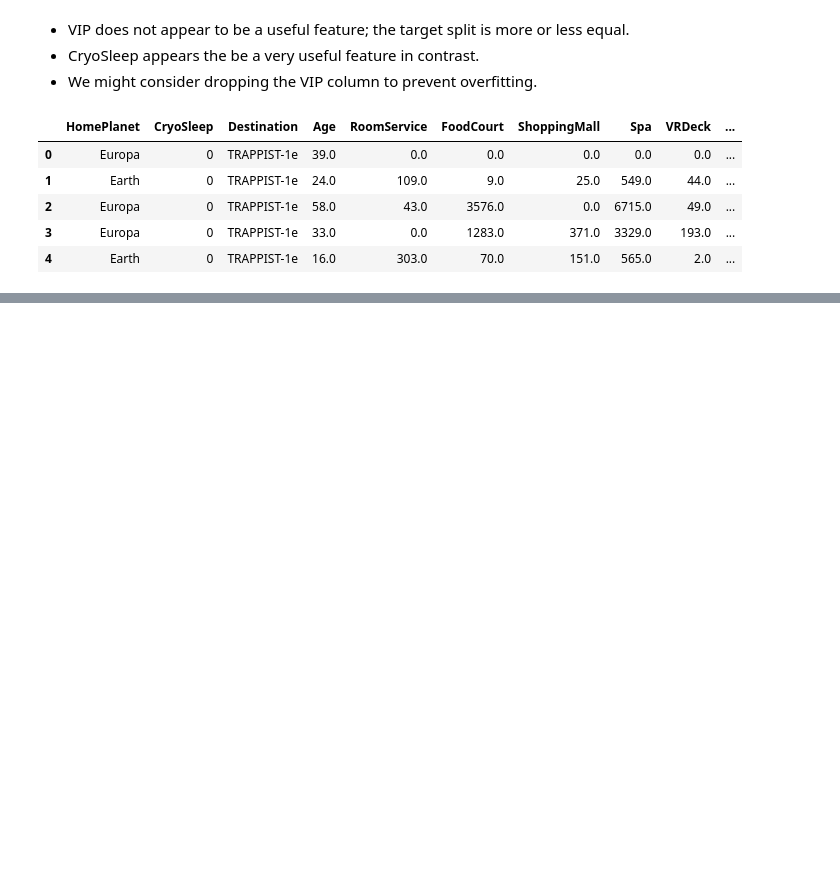
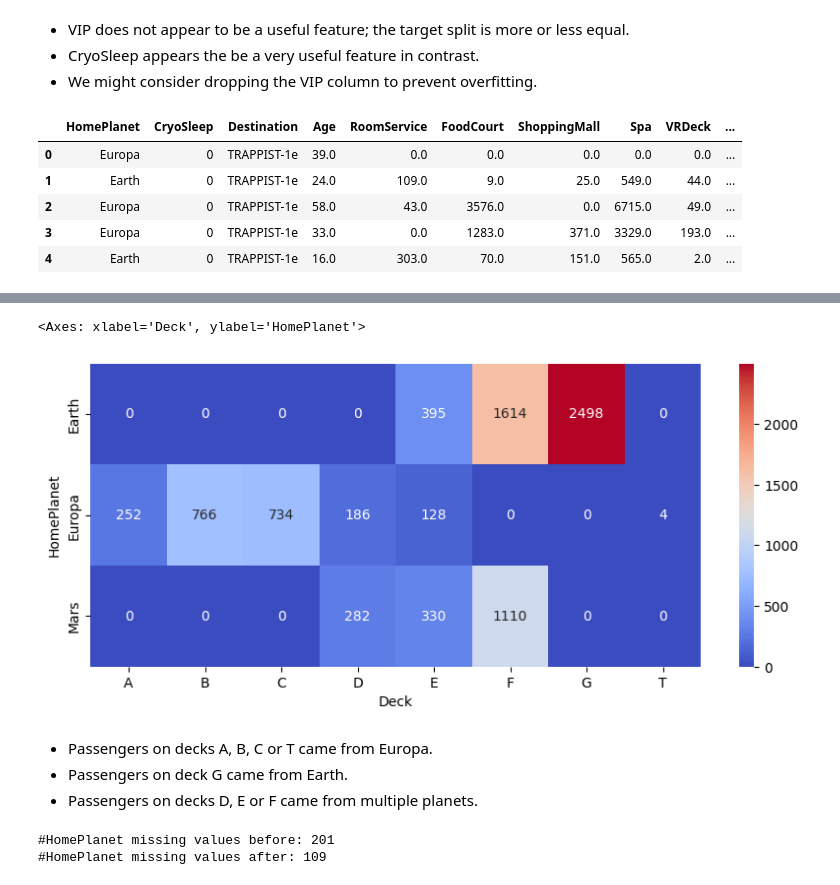
Before and after one commit to JavierMatasPose/Spaceship-Kaggle, a Jupyter notebook: main.ipynb, the cells around one changed output, grey strips where cells are left out. Drawn from its saved outputs; the diff is of its cells as text; code cells hidden in the pictures; blank space fills up the shorter version.

```diff
--- a/main.ipynb
+++ b/main.ipynb
@@ -283,0 +361,30 @@ train_df.head()
+# %%
+# Joint distribution of CabinDeck and HomePlanet
+CDHP_gb=train_df.groupby(['Deck','HomePlanet'])['HomePlanet'].size().unstack().fillna(0)
+
+# Heatmap of missing values
+plt.figure(figsize=(10,4))
+sns.heatmap(CDHP_gb.T, annot=True, fmt='g', cmap='coolwarm')
+# %% [output]
+<Axes: xlabel='Deck', ylabel='HomePlanet'>
+[figure, added]
+# %% [markdown]
+- Passengers on decks A, B, C or T came from Europa.
+- Passengers on deck G came from Earth.
+- Passengers on decks D, E or F came from multiple planets.
+# %%
+# Missing values before
+HP_bef=train_df['HomePlanet'].isna().sum()
+
+# Decks A, B, C or T came from Europa
+train_df.loc[(train_df['HomePlanet'].isna()) & (train_df['Deck'].isin(['A', 'B', 'C', 'T'])), 'HomePlanet']='Europa'
+
+# Deck G came from Earth
+train_df.loc[(train_df['HomePlanet'].isna()) & (train_df['Deck']=='G'), 'HomePlanet']='Earth'
+
+# Print number of missing values left
+print('#HomePlanet missing values before:',HP_bef)
+print('#HomePlanet missing values after:',train_df['HomePlanet'].isna().sum())
+# %% [output]
+#HomePlanet missing values before: 201
+#HomePlanet missing values after: 109
```
Also changed, not shown: parts of 36 cells of this notebook, 1 other file.
